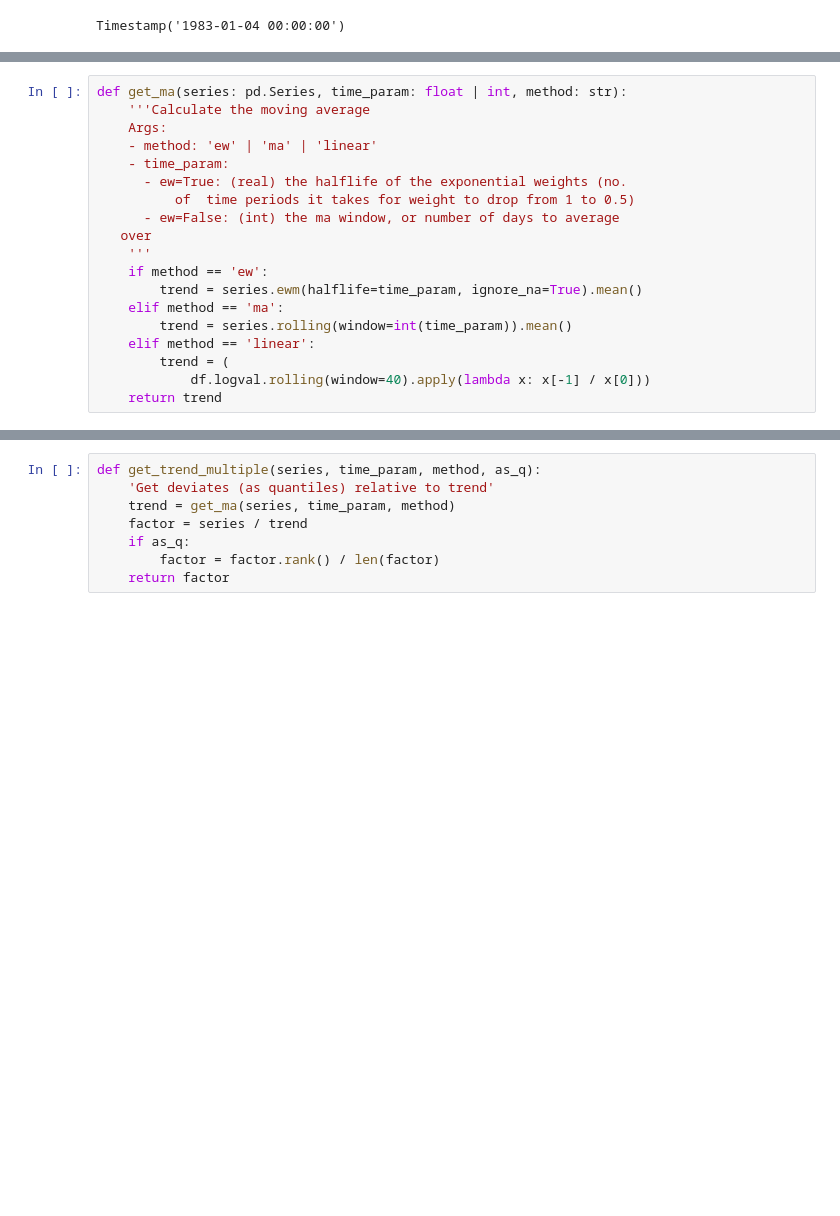
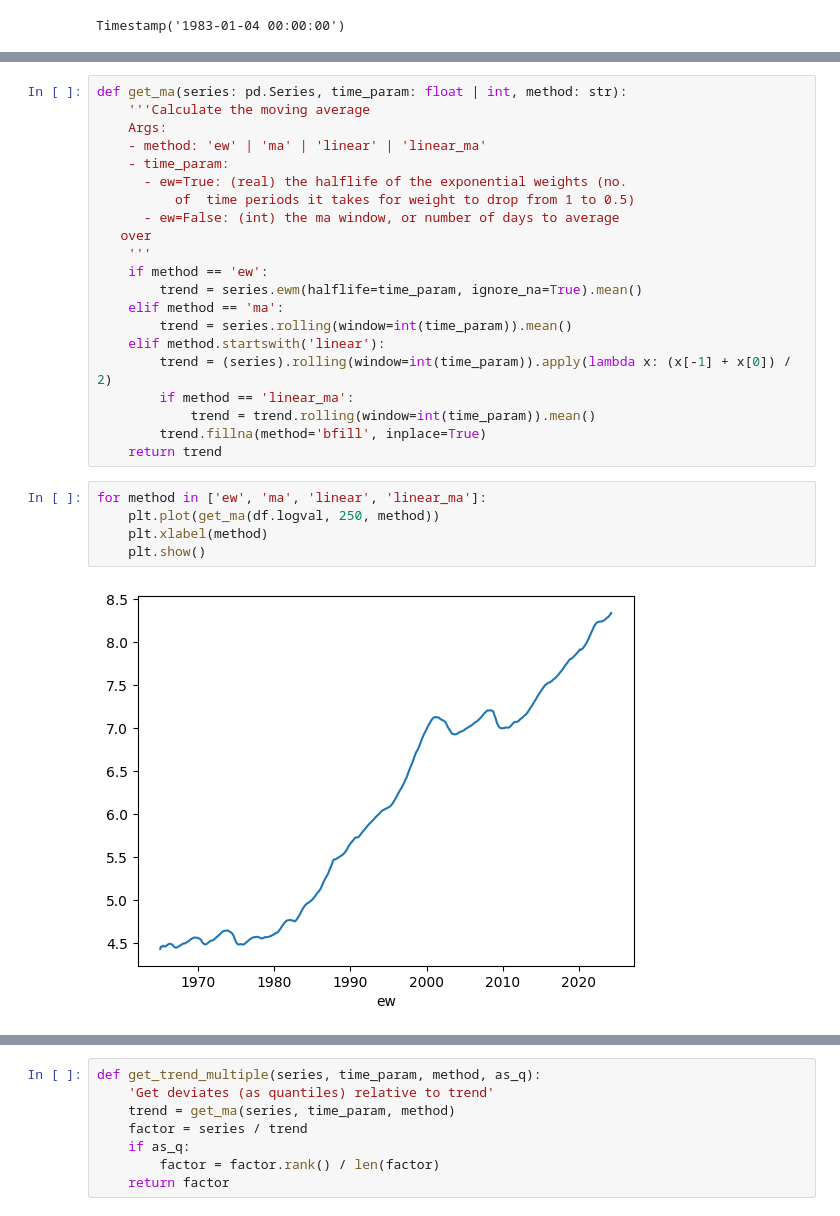
Before and after one commit to damiansp/marketModeling, a Jupyter notebook: notebooks/amt_inout_optimizer.py.ipynb, the cells around one changed output, grey strips where cells are left out. Drawn from its saved outputs; the diff is of its cells as text; blank space fills up the shorter version.

```diff
--- a/notebooks/amt_inout_optimizer.py.ipynb
+++ b/notebooks/amt_inout_optimizer.py.ipynb
@@ -96,7 +97,7 @@ def tweak_best_params(params, factor=2):
 def get_ma(series: pd.Series, time_param: float | int, method: str):
     '''Calculate the moving average
     Args:
-    - method: 'ew' | 'ma' | 'linear'
+    - method: 'ew' | 'ma' | 'linear' | 'linear_ma'
     - time_param:
       - ew=True: (real) the halflife of the exponential weights (no.
           of  time periods it takes for weight to drop from 1 to 0.5)
@@ -107,7 +108,16 @@ def get_ma(series: pd.Series, time_param: float | int, method: str):
         trend = series.ewm(halflife=time_param, ignore_na=True).mean()
     elif method == 'ma':
         trend = series.rolling(window=int(time_param)).mean()
-    elif method == 'linear':
-        trend = (
-            df.logval.rolling(window=40).apply(lambda x: x[-1] / x[0]))
+    elif method.startswith('linear'):
+        trend = (series).rolling(window=int(time_param)).apply(lambda x: (x[-1] + x[0]) / 2)
+        if method == 'linear_ma':
+            trend = trend.rolling(window=int(time_param)).mean()
+        trend.fillna(method='bfill', inplace=True)
     return trend
+# %%
+for method in ['ew', 'ma', 'linear', 'linear_ma']:
+    plt.plot(get_ma(df.logval, 250, method))
+    plt.xlabel(method)
+    plt.show()
+# %% [output]
+[figure, added]
```
Also changed, not shown: parts of 21 cells of this notebook, 11 other files.
